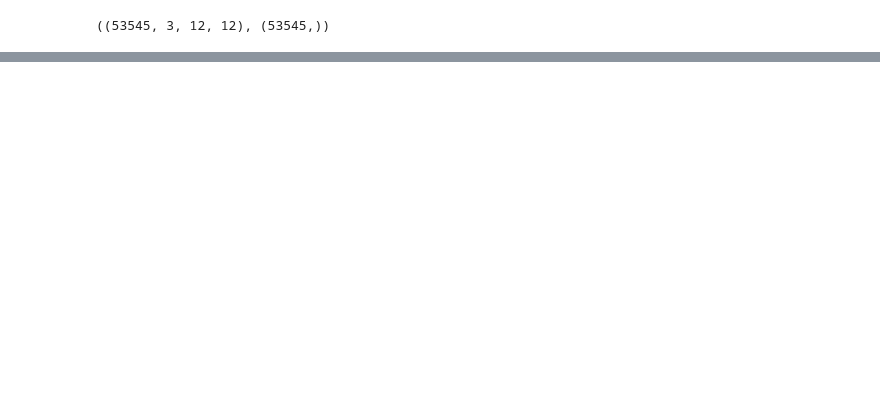
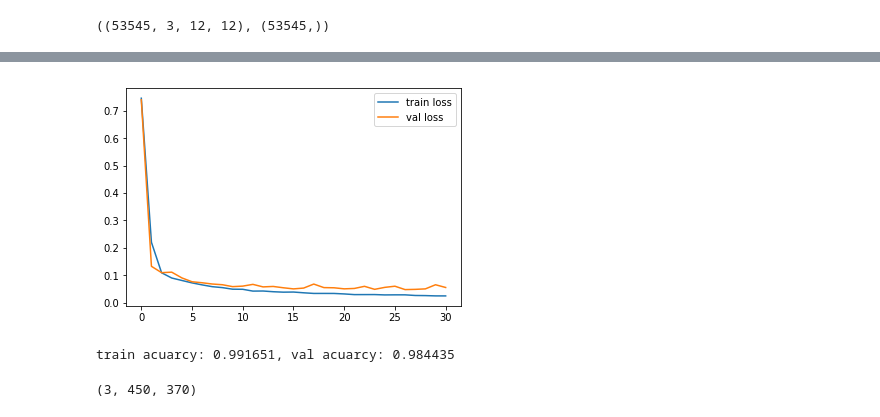
Before and after one commit to yohaiMagen/Deep_Learning_Course, a Jupyter notebook: Ex2/Ex2Q1.ipynb, the cells around one changed output, grey strips where cells are left out. Cells and saved outputs as stored; diff of their text form; code cells hidden in the pictures; blank space fills up the shorter version.

```diff
--- a/Ex2/Ex2Q1.ipynb
+++ b/Ex2/Ex2Q1.ipynb
@@ -224,0 +255,34 @@ plt.show()
+# %%
+tw_net_fcn = nn.Sequential(nn.Conv2d(C, conv_12_dim, conv_12_size, padding=conv_12_pad),
+                           nn.ZeroPad2d((0, 1, 0, 1)),
+                           nn.MaxPool2d(kernel_size=max_pool_size, stride=max_pool_stride),
+                           nn.ReLU(),
+                           nn.Conv2d(in_channels=conv_12_dim, out_channels=fc_12_size, kernel_size=(L // 2)),
+                           nn.ReLU(),
+                           nn.Conv2d(in_channels=fc_12_size, out_channels=output_dim, kernel_size=1),
+                           )
+# %%
+mask = np.arange(0, X.shape[0])
+np.random.shuffle(mask)
+val_mask = mask[:int(X.shape[0] * val_precenteg)]
+train_mask = mask[int(X.shape[0] * val_precenteg):]
+
+X_val = torch.FloatTensor(X[val_mask]).to(device=device)
+X_train = torch.FloatTensor(X[train_mask]).to(device=device)
+Y_val = torch.LongTensor(Y[val_mask]).to(device=device).view(-1, 1, 1)
+Y_train = torch.LongTensor(Y[train_mask]).to(device=device).view(-1, 1, 1)
+
+train_ds = TensorDataset(X_train, Y_train)
+val_ds = TensorDataset(X_val, Y_val)
+loader_train = DataLoader(train_ds, batch_size=BATCH_SIZE, sampler=sampler.SubsetRandomSampler(range(X_train.shape[0])))
+# %%
+conv_train_loss_lst, conv_val_loss_lst = [], []
+
+loss_fn = F.cross_entropy
+
+optimizer = optim.Adam(tw_net_fcn.parameters(), lr=1e-3)
+
+# Decay LR by a factor of 0.5 every 10 epochs
+exp_lr_scheduler = optim.lr_scheduler.StepLR(optimizer, step_size=50, gamma=1.0)
+# %%
+loss = train(tw_net_fcn, 30, loader_train, loss_fn, optimizer, exp_lr_scheduler, X_val, Y_val)
@@ -224,0 +293,15 @@ plt.show()
+# %%
+plt.plot(np.arange(len(loss[0])), loss[0], label='train loss')
+plt.plot(np.arange(len(loss[1])), loss[1], label='val loss')
+plt.legend()
+plt.show()
+# %% [output]
+[figure, added]
+# %%
+y_pred = torch.argmax(tw_net_fcn(X_val), 1)
+acuarcy = torch.sum(y_pred == Y_val).item() / y_pred.shape[0]
+train_pred = torch.argmax(tw_net_fcn(X_train), 1)
+train_acuarcy = torch.sum(train_pred == Y_train).item() / train_pred.shape[0]
+print('train acuarcy: %f, val acuarcy: %f' %(train_acuarcy, acuarcy))
+# %% [output]
+train acuarcy: 0.991651, val acuarcy: 0.984435
@@ -224,0 +321,4 @@ plt.show()
+# %%
+imgs[3].shape
+# %% [output]
+(3, 450, 370)
```
Also changed, not shown: parts of 27 cells of this notebook, 3 other files.
